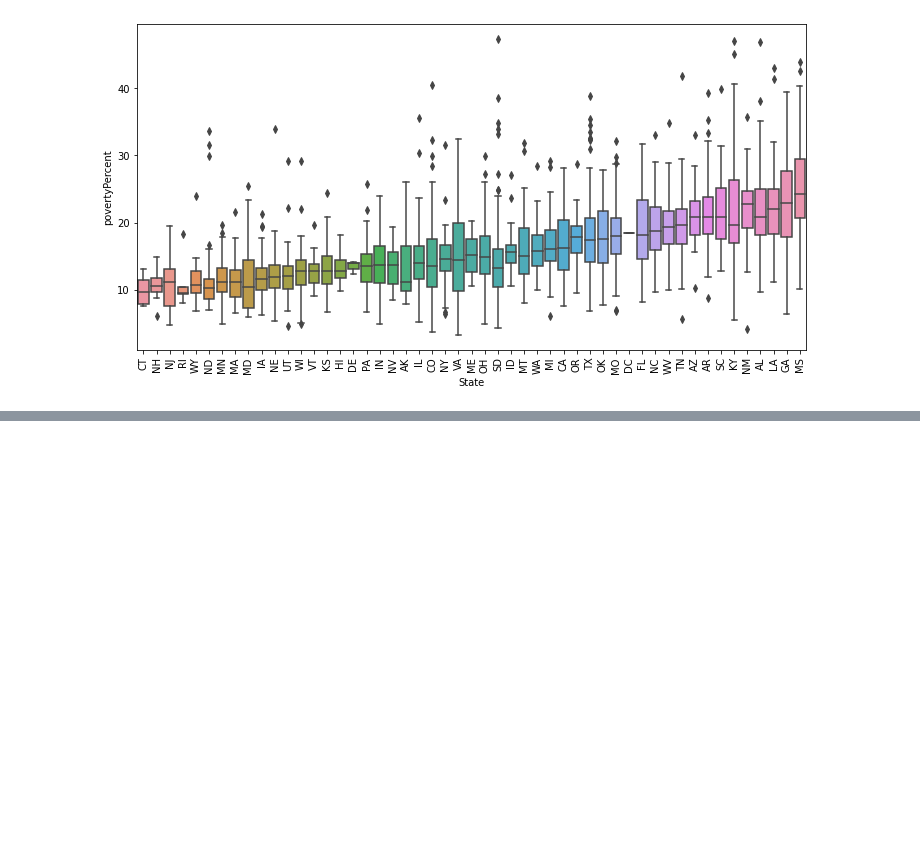
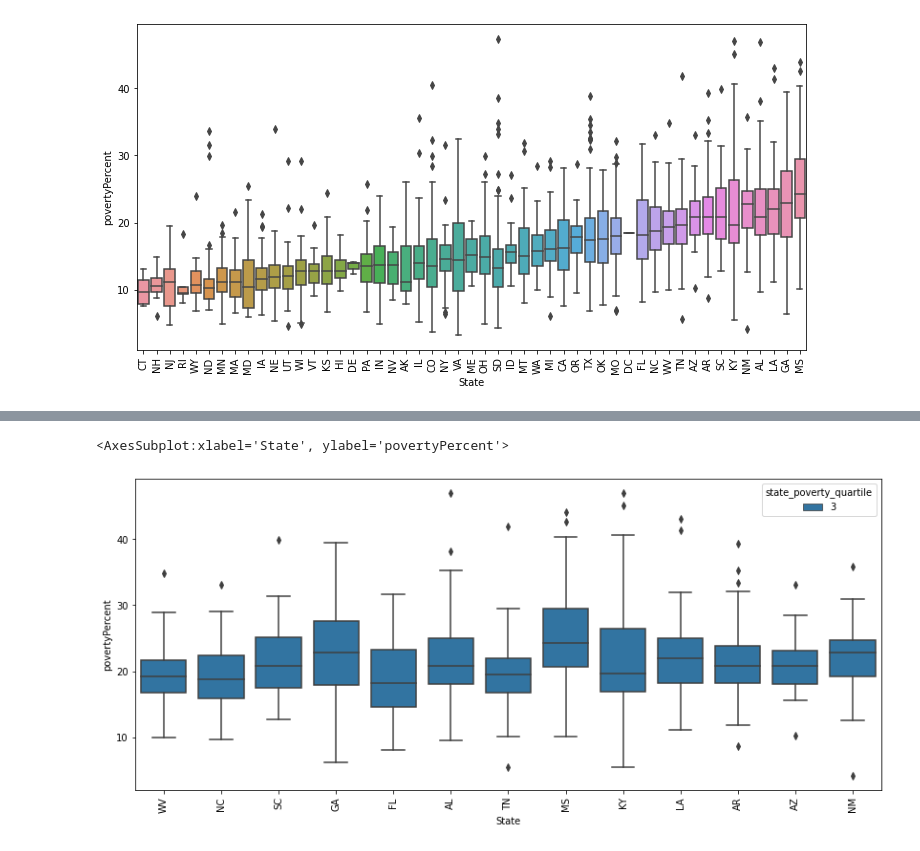
Before and after one commit to dansarmiento/ColaboratoryNotebooks, a Jupyter notebook: notebook8cd93c78a5.ipynb, the cells around one changed output, grey strips where cells are left out. Saved outputs shown, nothing was run; the diff lists cells and outputs as text; code cells hidden in the pictures; blank space fills up the shorter version.

```diff
--- a/notebook8cd93c78a5.ipynb
+++ b/notebook8cd93c78a5.ipynb
@@ -127,0 +149,9 @@ df['poverty_quartiles'] = pd.qcut(df['povertyPercent'], 4, labels=False)
+# %%
+# boxplot for poverty IQR by state
+plt.figure(figsize=(14,6))
+plt.xticks(rotation=90)
+sns.boxplot(x='State', y='povertyPercent', hue='state_poverty_quartile',
+            data=df[df.state_poverty_quartile == 3])
+# %% [output]
+<AxesSubplot:xlabel='State', ylabel='povertyPercent'>
+[figure, added]
```
Also changed, not shown: parts of 7 cells of this notebook.
